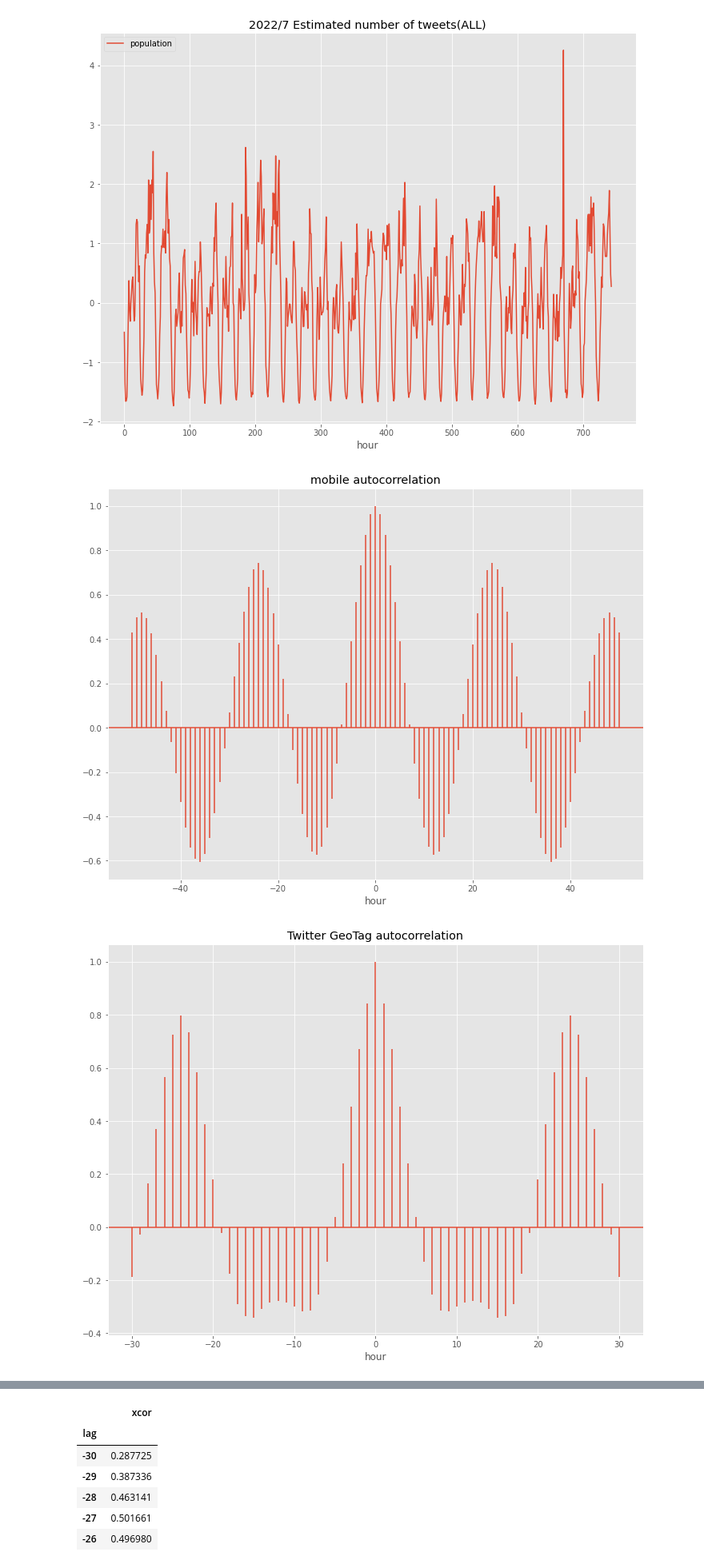
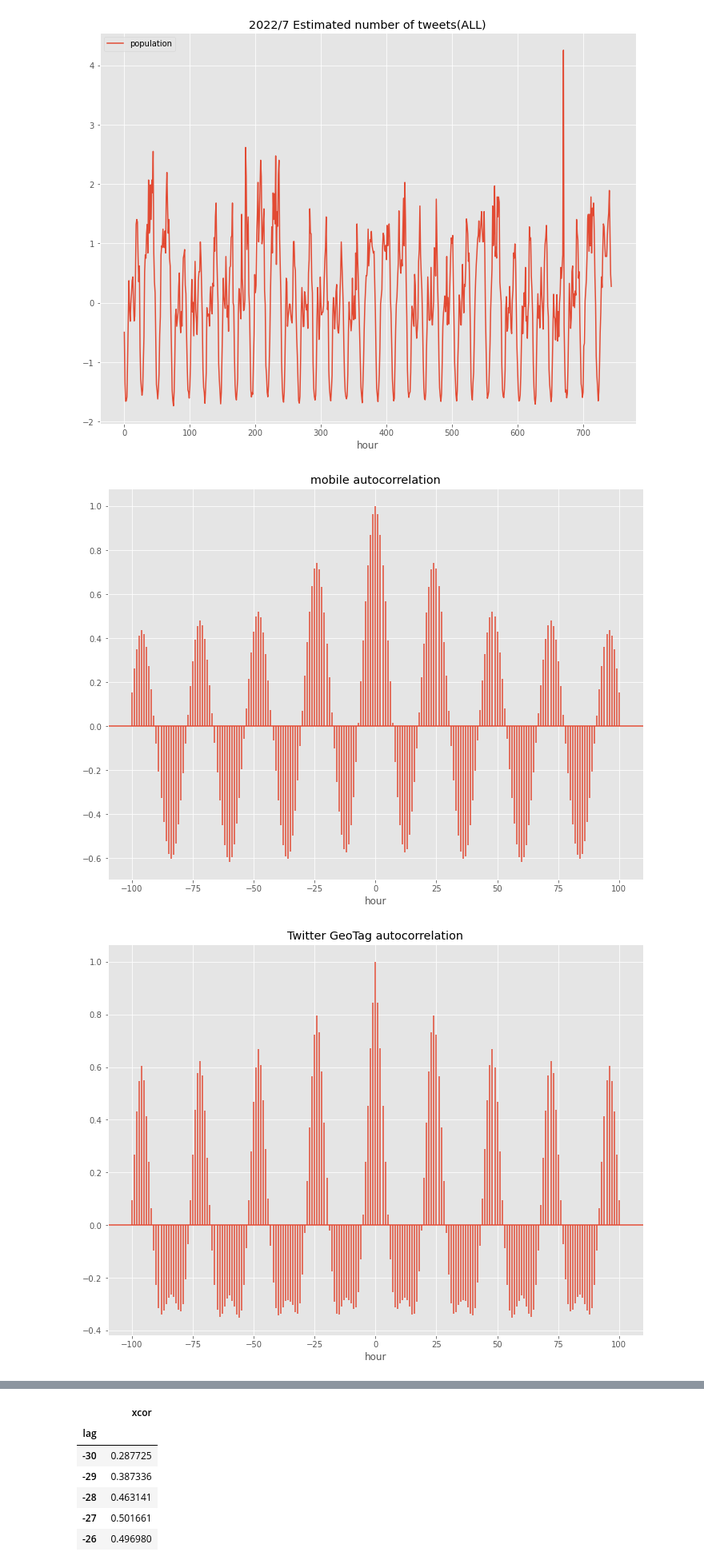
Before and after one commit to sy-zvjkqv/persons_move_analysis, a Jupyter notebook: notebooks/mobile/compare_mobile_geotagged.ipynb, the cells around one changed output, grey strips where cells are left out. Shown at 80% size. Cells and saved outputs as stored; diff of their text form; code cells hidden in the pictures.

```diff
--- a/notebooks/mobile/compare_mobile_geotagged.ipynb
+++ b/notebooks/mobile/compare_mobile_geotagged.ipynb
@@ -174,19 +174,19 @@ df_Geo.plot(title='2022/7 Estimated number of tweets(ALL)',xlabel='hour')
 <AxesSubplot:title={'center':'2022/7 Estimated number of tweets(ALL)'}, xlabel='hour'>
 [figure]
 # %%
-plt.acorr(df_mobile['population'], detrend=mlab.detrend_none, maxlags=50)
+plt.acorr(df_mobile['population'], detrend=mlab.detrend_none, maxlags=100)
 plt.xlabel('hour')
 plt.title('mobile autocorrelation')
 plt.show()
 # %% [output]
-[figure, old version]
+[figure, new version]
 # %%
-plt.acorr(df_Geo['population'], detrend=mlab.detrend_none, maxlags=30)
+plt.acorr(df_Geo['population'], detrend=mlab.detrend_none, maxlags=100)
 plt.xlabel('hour')
 plt.title('Twitter GeoTag autocorrelation')
 plt.show()
 # %% [output]
-[figure, old version]
+[figure, new version]
 # %%
 # 相互相関コレログラム（原系列）
 plt.xcorr(df_mobile['population'], df_Geo['population'],detrend=mlab.detrend_none, maxlags=30)
```
Also changed, not shown: parts of 1 cell of this notebook, 6 other files.
